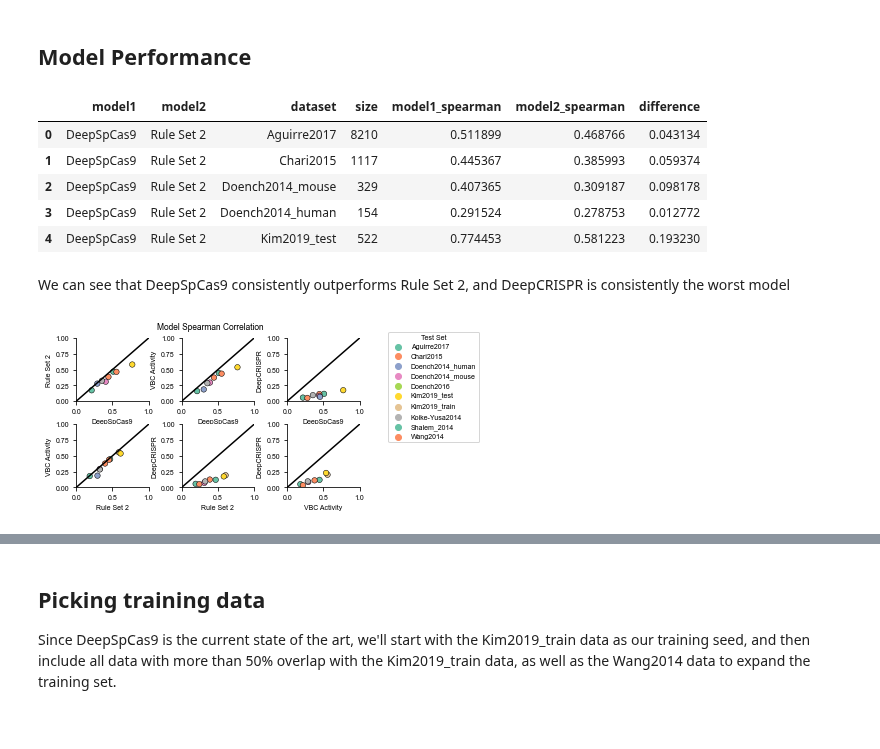
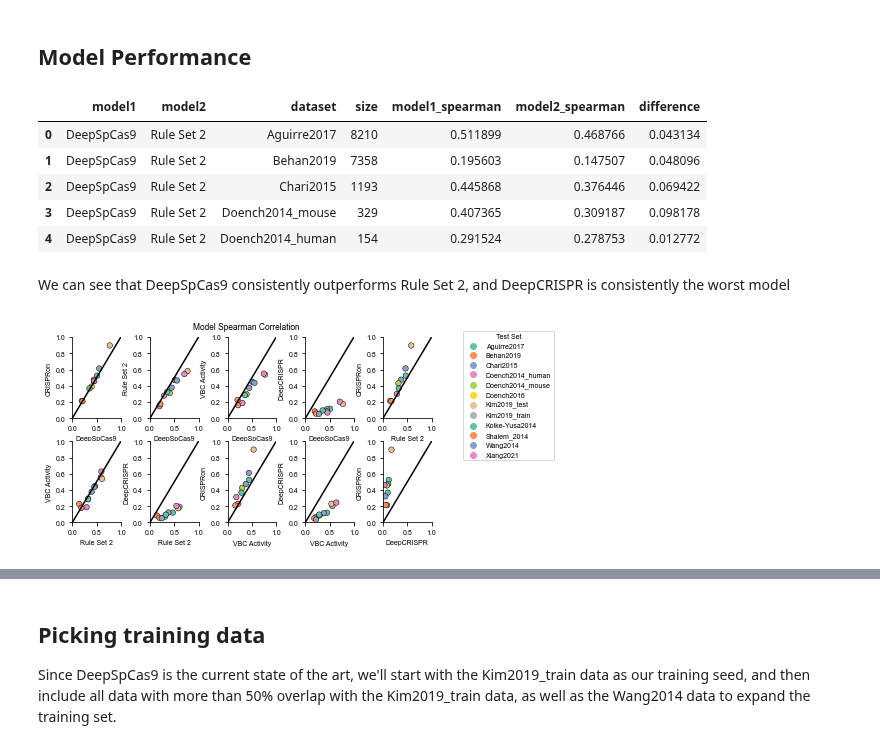
Before and after one commit to gpp-rnd/rs_dev, a Jupyter notebook: code/02_get_SOA.ipynb, the cells around one changed output, grey strips where cells are left out. Drawn from its saved outputs; the diff is of its cells as text; code cells hidden in the pictures.

```diff
--- a/code/02_get_SOA.ipynb
+++ b/code/02_get_SOA.ipynb
@@ -142,7 +145,7 @@ for i in range(len(model_prediction_list)):
 
 performance_df = pd.DataFrame(model_comparison_list)
 performance_df['difference'] = performance_df['model1_spearman'] - performance_df['model2_spearman']
-model_order = ['DeepSpCas9', 'Rule Set 2', 'VBC Activity', 'DeepCRISPR']
+model_order = ['CRISPRon', 'DeepSpCas9', 'Rule Set 2', 'VBC Activity', 'DeepCRISPR']
 performance_df['model1'] = pd.Categorical(performance_df['model1'],
                                           categories=model_order)
 performance_df['model2'] = pd.Categorical(performance_df['model2'],
@@ -152,37 +155,39 @@ performance_df.head()
 # %% [output]
 |  | model1 | model2 | dataset | size | model1_spearman | model2_spearman | difference |
 | 0 | DeepSpCas9 | Rule Set 2 | Aguirre2017 | 8210 | 0.511899 | 0.468766 | 0.043134 |
-| 1 | DeepSpCas9 | Rule Set 2 | Chari2015 | 1117 | 0.445367 | 0.385993 | 0.059374 |
-| 2 | DeepSpCas9 | Rule Set 2 | Doench2014_mouse | 329 | 0.407365 | 0.309187 | 0.098178 |
-| 3 | DeepSpCas9 | Rule Set 2 | Doench2014_human | 154 | 0.291524 | 0.278753 | 0.012772 |
-| 4 | DeepSpCas9 | Rule Set 2 | Kim2019_test | 522 | 0.774453 | 0.581223 | 0.193230 |
+| 1 | DeepSpCas9 | Rule Set 2 | Behan2019 | 7358 | 0.195603 | 0.147507 | 0.048096 |
+| 2 | DeepSpCas9 | Rule Set 2 | Chari2015 | 1193 | 0.445868 | 0.376446 | 0.069422 |
+| 3 | DeepSpCas9 | Rule Set 2 | Doench2014_mouse | 329 | 0.407365 | 0.309187 | 0.098178 |
+| 4 | DeepSpCas9 | Rule Set 2 | Doench2014_human | 154 | 0.291524 | 0.278753 | 0.012772 |
 # %% [markdown]
 We can see that DeepSpCas9 consistently outperforms Rule Set 2, and DeepCRISPR is consistently the worst model
 # %%
 def const_line(ax, *args, **kwargs):
     ax.plot([0, 1], [0, 1], color='black')
 
-fig, axs = plt.subplots(ncols=3, nrows=2, figsize=(4.5, 2.5))
+fig, axs = plt.subplots(ncols=5, nrows=2, figsize=(5.5, 3))
 fig.tight_layout()
-for i, (group, group_df) in enumerate(performance_df.groupby(['model1', 'model2'])):
-    ax = axs[i//3, i % 3]
+for i, (group, group_df) in enumerate(performance_df
+                                      .sort_values(['model1', 'model2'])
+                                      .groupby(['model1', 'model2'])):
+    ax = axs[i//5, i % 5]
     sns.scatterplot(data=group_df,
                     x='model1_spearman', y='model2_spearman',
                     hue='dataset', palette='Set2',
                     edgecolor='black', linewidth=0.5, ax=ax,
                     s=30)
     ax.get_legend().remove()
     const_line(ax)
     ax.set(xlim=(0,1), ylim=(0,1),
            xlabel=group[0], ylabel=group[1])
     sns.despine(ax=ax)
 handles, labels = ax.get_legend_handles_labels()
 fig.legend(handles, labels, bbox_to_anchor=(1.04,1), loc="upper left",
            title='Test Set')
 fig.suptitle('Model Spearman Correlation', va='bottom')
-gpplot.savefig('../figures/model_performance.svg')
+gpplot.savefig('../figures/model_performance.pdf')
 # %% [output]
-[figure, old version]
+[figure, new version]
 # %%
 performance_comparison_df = performance_df.copy()
 performance_comparison_df['comparison'] = (performance_df['model1'].astype(str) + '_' +
```
Also changed, not shown: parts of 7 cells of this notebook, 6 other files.
